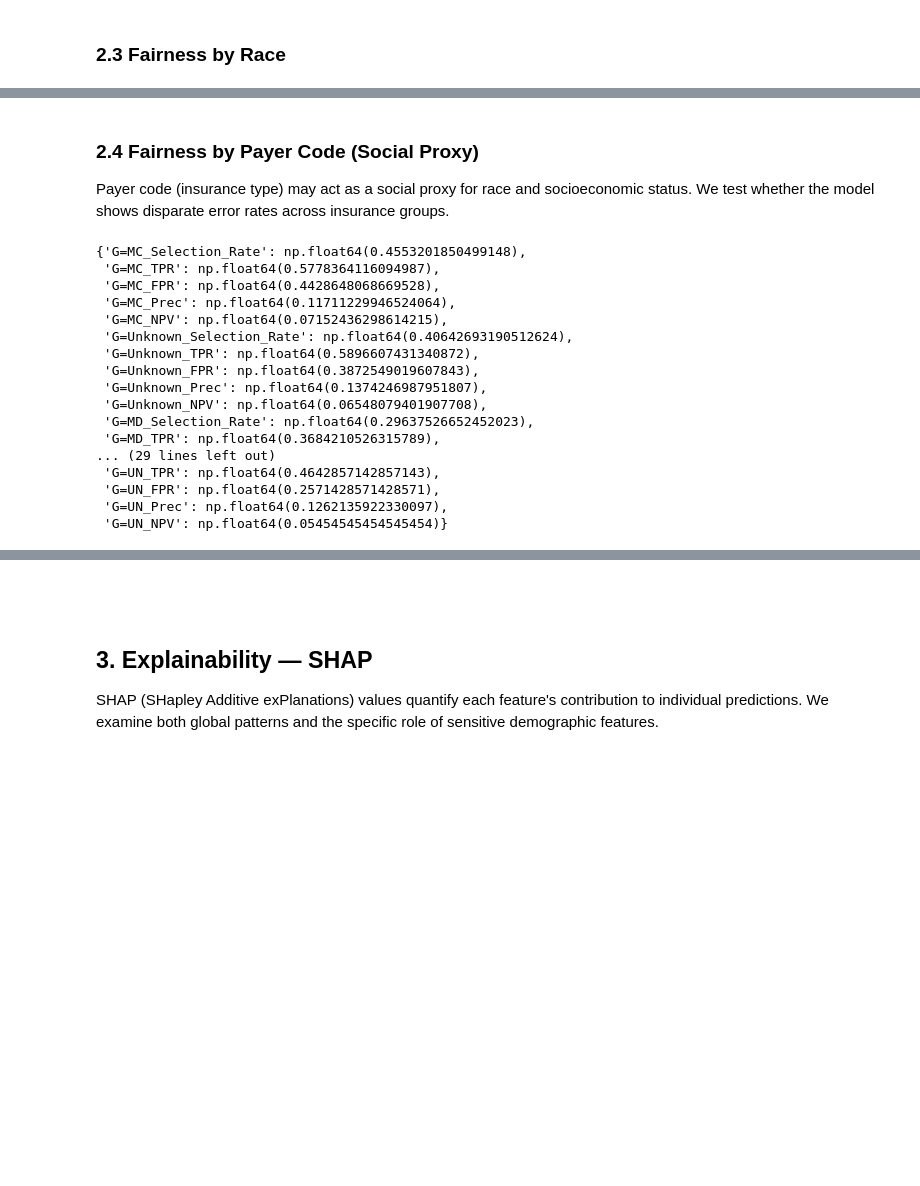
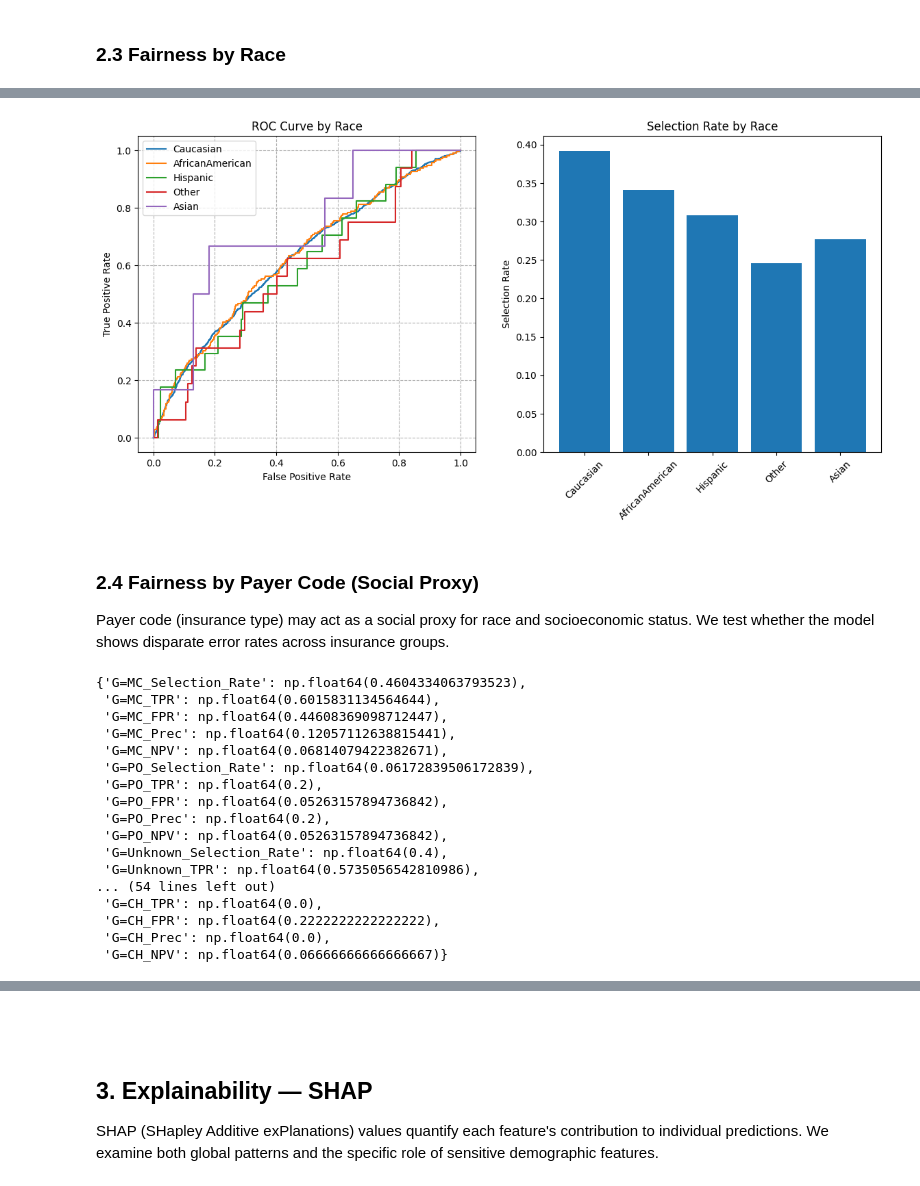
Before and after one commit to sanderengel/afae_exam_project, a Jupyter notebook: Fairness_analysis.ipynb, the cells around one changed output, grey strips where cells are left out. Drawn from its saved outputs; the diff is of its cells as text; code cells hidden in the pictures; blank space fills up the shorter version.

```diff
--- a/Fairness_analysis.ipynb
+++ b/Fairness_analysis.ipynb
@@ -306,3 +335,12 @@ race_test = X_test.apply(get_race, axis=1)
+# %%
+plot_fairness_by_group(
+    race_fairness_metrics,
+    log_reg_scores,
+    race_test,
+    title="Race"
+)
+# %% [output]
+[figure, added]
 # %% [markdown]
 ### 2.4 Fairness by Payer Code (Social Proxy)
 
@@ -336,49 +374,32 @@ def evaluate_fairness_by_group(S, T, G):
 
     return results
 # %%
-# Get scores and binary predictions
-log_reg_scores_test = get_scores_test(log_reg, X_test)
-log_reg_selections = (log_reg_scores_test >= 0.5).astype(int)
-
-# Filter small payer groups
-min_n = 100
-
-payer_counts = payer_test.value_counts()
-valid_payers = payer_counts[payer_counts >= min_n].index
-
-mask = payer_test.isin(valid_payers).values
-
-payer_test_filtered = payer_test[mask]
-y_test_filtered = y_test.iloc[mask]
-scores_test_filtered = log_reg_scores_test[mask]
-selections_filtered = log_reg_selections[mask]
-
 # Compute fairness metrics
 payer_fairness_metrics = evaluate_fairness_by_group(
-    selections_filtered,
-    y_test_filtered,
-    payer_test_filtered
+    y_pred,
+    y_test,
+    payer_test
 )
 
 payer_fairness_metrics
 # %% [output]
-{'G=MC_Selection_Rate': np.float64(0.4553201850499148),
- 'G=MC_TPR': np.float64(0.5778364116094987),
- 'G=MC_FPR': np.float64(0.4428648068669528),
- 'G=MC_Prec': np.float64(0.11711229946524064),
- 'G=MC_NPV': np.float64(0.07152436298614215),
- 'G=Unknown_Selection_Rate': np.float64(0.40642693190512624),
- 'G=Unknown_TPR': np.float64(0.5896607431340872),
- 'G=Unknown_FPR': np.float64(0.3872549019607843),
- 'G=Unknown_Prec': np.float64(0.1374246987951807),
- 'G=Unknown_NPV': np.float64(0.06548079401907708),
- 'G=MD_Selection_Rate': np.float64(0.29637526652452023),
- 'G=MD_TPR': np.float64(0.3684210526315789),
-... (29 lines left out)
- 'G=UN_TPR': np.float64(0.4642857142857143),
- 'G=UN_FPR': np.float64(0.2571428571428571),
- 'G=UN_Prec': np.float64(0.1262135922330097),
- 'G=UN_NPV': np.float64(0.05454545454545454)}
+{'G=MC_Selection_Rate': np.float64(0.4604334063793523),
+ 'G=MC_TPR': np.float64(0.6015831134564644),
+ 'G=MC_FPR': np.float64(0.44608369098712447),
+ 'G=MC_Prec': np.float64(0.12057112638815441),
+ 'G=MC_NPV': np.float64(0.06814079422382671),
+ 'G=PO_Selection_Rate': np.float64(0.06172839506172839),
+ 'G=PO_TPR': np.float64(0.2),
+ 'G=PO_FPR': np.float64(0.05263157894736842),
+ 'G=PO_Prec': np.float64(0.2),
+ 'G=PO_NPV': np.float64(0.05263157894736842),
+ 'G=Unknown_Selection_Rate': np.float64(0.4),
+ 'G=Unknown_TPR': np.float64(0.5735056542810986),
+... (54 lines left out)
+ 'G=CH_TPR': np.float64(0.0),
+ 'G=CH_FPR': np.float64(0.2222222222222222),
+ 'G=CH_Prec': np.float64(0.0),
+ 'G=CH_NPV': np.float64(0.06666666666666667)}
 # %%
 # Create fairness results table
 payer_results = []
```
Also changed, not shown: parts of 44 cells of this notebook.
